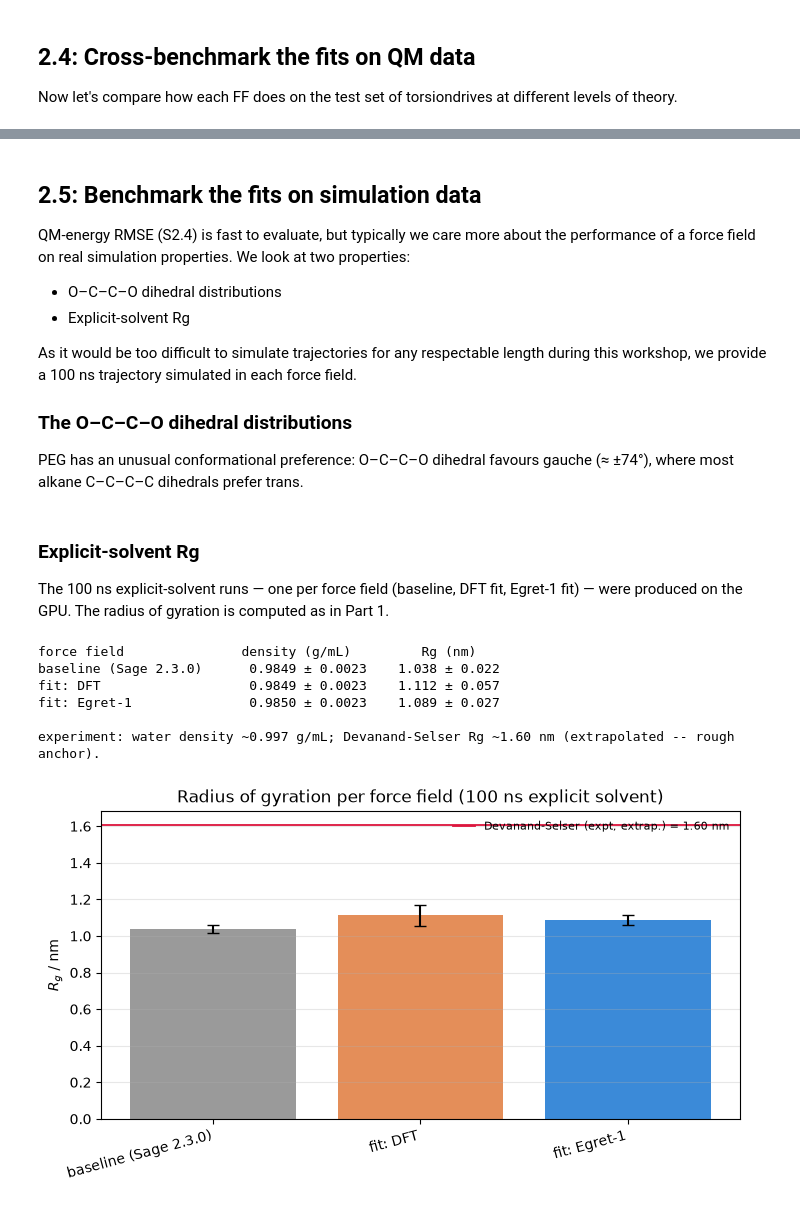
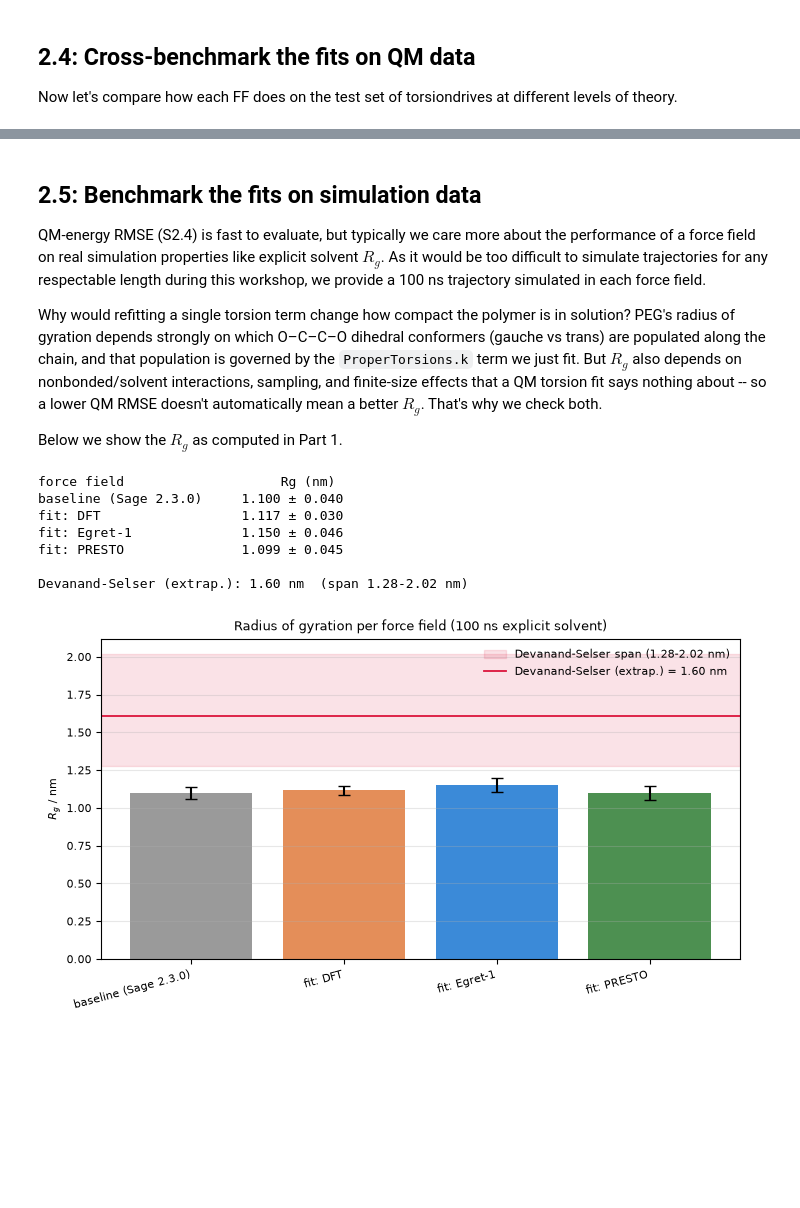
Before and after one commit to lilyminium/2026-polymers, a Jupyter notebook: peg_workshop_combined.ipynb, the cells around one changed output, grey strips where cells are left out. Cells and saved outputs as stored; diff of their text form; code cells hidden in the pictures; blank space fills up the shorter version.

```diff
--- a/peg_workshop_combined.ipynb
+++ b/peg_workshop_combined.ipynb
@@ -551,23 +672,23 @@ import numpy as np
 from matplotlib import pyplot as plt
 
 # simulation Rg
-MD = ART / "md_explicit"
 u = mda.Universe(
-    str(MD / "explicit_baseline_top.pdb"),
-    str(MD / "explicit_baseline_traj.dcd")
+    "artifacts/cached_md/explicit_baseline_top.pdb",
+    "artifacts/cached_md/explicit_baseline_traj.dcd"
 )
-peg_atoms = u.select_atoms("resname MES OCC MEE")
+peg_atoms = u.select_atoms("resname CPL OCC CPR")
 rg_all_frames = np.array([peg_atoms.radius_of_gyration() for _ in u.trajectory])
 n_frames = np.arange(len(rg_all_frames))
 
 # experimental Rg
 MW = sum(atom.mass for atom in peg.atoms).m_as("dalton")
+# Devanand-Selser Rg (Å); Part 2.5 uses this same prefactor /10 for nm.
 rg_expt = 0.215 * MW ** 0.583
 rg_expt_low = 0.215 * MW ** (0.583 - 0.031)
 rg_expt_high = 0.215 * MW ** (0.583 + 0.031)
 
 # plot
-fig, ax = plt.subplots()
+fig, ax = plt.subplots(dpi=300)
 ax.plot(n_frames, rg_all_frames, color=FF_COLORS["baseline"], label="Sage 2.3.0")
 ax.axhspan(rg_expt_low, rg_expt_high, color="crimson", alpha=0.1, zorder=-1)
 ax.axhline(rg_expt, color="crimson", label="Experimental")
@@ -1284,15 +1466,16 @@ plt.show()
 ## 2.5: Benchmark the fits on simulation data
 
 QM-energy RMSE (S2.4) is fast to evaluate, but typically we care more about the
-performance of a force field on real simulation properties. We look at two properties:
-
-* O–C–C–O dihedral distributions
-* Explicit-solvent Rg
-
+performance of a force field on real simulation properties like explicit solvent $R_g$.
 As it would be too difficult to simulate trajectories for any respectable length
 during this workshop, we provide a 100 ns trajectory simulated in each force field.
 
-### The O–C–C–O dihedral distributions
+Why would refitting a single torsion term change how compact the polymer is in
+solution? PEG's radius of gyration depends strongly on which O–C–C–O dihedral
+conformers (gauche vs trans) are populated along the chain, and that population is
+governed by the `ProperTorsions.k` term we just fit. But $R_g$ also depends on
+nonbonded/solvent interactions, sampling, and finite-size effects that a QM torsion
+fit says nothing about -- so a lower QM RMSE doesn't automatically mean a better
+$R_g$. That's why we check both.
 
-PEG has an unusual conformational preference: O–C–C–O dihedral favours
-gauche (≈ ±74°), where most alkane C–C–C–C dihedrals prefer trans.
+Below we show the $R_g$ as computed in Part 1.
@@ -1349,19 +1482,16 @@ ax.legend()
-# %% [markdown]
-### Explicit-solvent Rg
-
-The 100 ns explicit-solvent runs — one per force field (baseline, DFT fit,
-Egret-1 fit) — were produced on the GPU. The radius of gyration is computed
-as in Part 1.
 # %%
 from peg_workshop_utils import block_average_se
 
 # Explicit-solvent Rg per force field, from the 100 ns Iris runs in
-# artifacts/md_explicit/ (one job per FF): Rg from each trajectory (PEG = first
-# 261 atoms; stride 10), vs the Devanand-Selser experimental anchor + its span.
-MD = ART / "md_explicit"
+# artifacts/md_explicit/ (one job per FF): Rg from each trajectory (PEG atoms
+# selected via resname CPL/OCC/CPR, the polymer's own residues; stride 10),
+# vs the Devanand-Selser experimental anchor + its span.
+MD = ART / "cached_md"
 STRIDE = 10
 
-# Devanand-Selser Rg (nm); the span comes from the exponent uncertainty 0.583 +/- 0.031.
+# Devanand-Selser Rg (nm); coefficient (0.0215) is the Part 1.3 Å-coefficient
+# (0.215, Eq 2 in the paper) divided by 10 for nm. The span comes from the
+# exponent uncertainty 0.583 +/- 0.031.
 MW = sum(atom.mass for atom in peg.atoms).m_as("dalton")
 rg_expt = 0.0215 * MW ** 0.583
 rg_expt_low = 0.0215 * MW ** (0.583 - 0.031)
@@ -1374,38 +1504,39 @@ LABELS = {"baseline": "baseline (Sage 2.3.0)", "dft": "fit: DFT",
 rows = []
 for label in ("baseline", "dft", "egret", "presto"):
     traj = MD / f"explicit_{label}_traj.dcd"
     top_p = MD / f"explicit_{label}_top.pdb"
     if not (traj.exists() and top_p.exists()):
         continue
     u = mda.Universe(str(top_p), str(traj))
-    peg_atoms = u.select_atoms("resname MES OCC MEE")
+    peg_atoms = u.select_atoms("resname CPL OCC CPR")
     rg = np.array([peg_atoms.radius_of_gyration() for _ in u.trajectory[::STRIDE]]) / 10.0
     rg_m, rg_se = block_average_se(rg)
     rows.append((label, rg_m, rg_se))
 
 print(f"{'force field':<22s}{'Rg (nm)':>16s}")
 for label, rgm, rgse in rows:
     print(f"{LABELS[label]:<22s}{rgm:>9.3f} ± {rgse:<.3f}")
 print(f"\nDevanand-Selser (extrap.): {rg_expt:.2f} nm  (span {rg_expt_low:.2f}-{rg_expt_high:.2f} nm)")
 
-fig, ax = plt.subplots(figsize=(7, 4), constrained_layout=True)
+fig, ax = plt.subplots(figsize=(7, 4), constrained_layout=True, dpi=300)
 x = np.arange(len(rows))
 ax.bar(x, [r[1] for r in rows], yerr=[r[2] for r in rows], capsize=4,
        color=[FF_COLORS[r[0]] for r in rows], alpha=0.85)
 # Experimental SPAN of possible Rg values (exponent uncertainty), as in the Part 1.3 Rg plot.
 ax.axhspan(rg_expt_low, rg_expt_high, color="crimson", alpha=0.12, zorder=0,
            label=f"Devanand-Selser span ({rg_expt_low:.2f}-{rg_expt_high:.2f} nm)")
 ax.axhline(rg_expt, color="crimson", lw=1.3, label=f"Devanand-Selser (extrap.) = {rg_expt:.2f} nm")
 ax.set_xticks(x); ax.set_xticklabels([LABELS[r[0]] for r in rows], rotation=15, ha="right")
 ax.set_ylabel("$R_g$ / nm")
 ax.set_title("Radius of gyration per force field (100 ns explicit solvent)")
 ax.legend(fontsize=8); ax.grid(axis="y", alpha=0.3)
 plt.show()
 # %% [output]
-force field               density (g/mL)         Rg (nm)
-baseline (Sage 2.3.0)      0.9849 ± 0.0023    1.038 ± 0.022
-fit: DFT                   0.9849 ± 0.0023    1.112 ± 0.057
-fit: Egret-1               0.9850 ± 0.0023    1.089 ± 0.027
+force field                    Rg (nm)
+baseline (Sage 2.3.0)     1.100 ± 0.040
+fit: DFT                  1.117 ± 0.030
+fit: Egret-1              1.150 ± 0.046
+fit: PRESTO               1.099 ± 0.045
 
-experiment: water density ~0.997 g/mL; Devanand-Selser Rg ~1.60 nm (extrapolated -- rough anchor).
+Devanand-Selser (extrap.): 1.60 nm  (span 1.28-2.02 nm)
-[figure, old version]
+[figure, new version]
```
Also changed, not shown: parts of 76 cells of this notebook, 48 other files.
